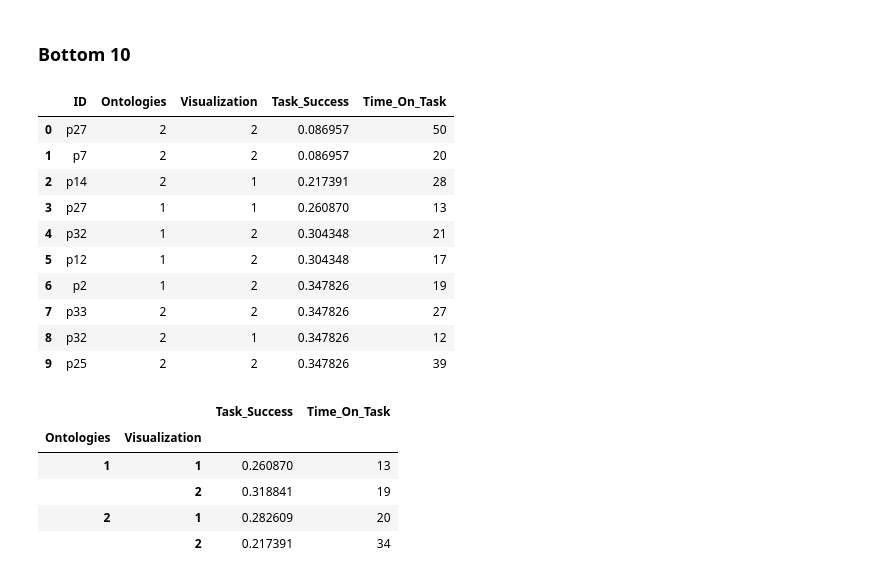
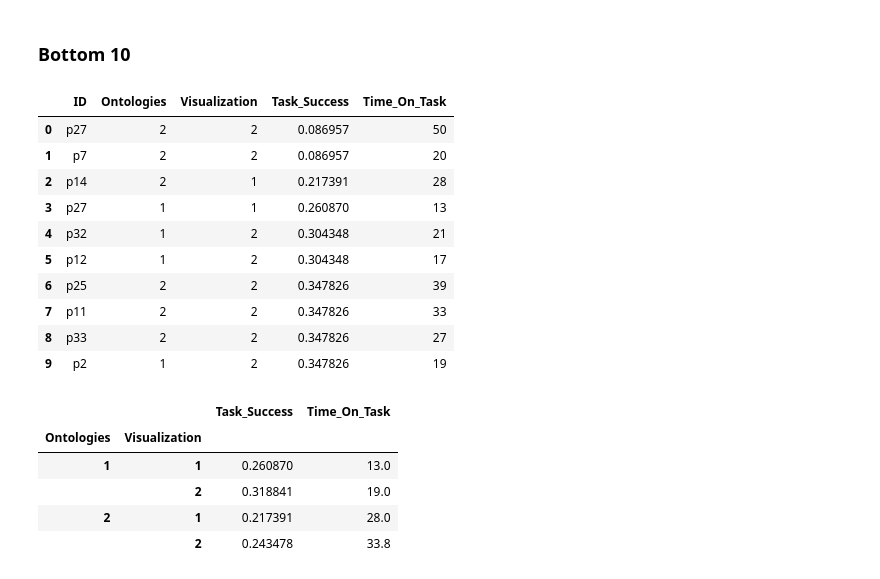
Before and after one commit to isaac-co/eyegaze-visualization, a Jupyter notebook: eygaze-metrics.ipynb, the cells around one changed output. Drawn from its saved outputs; the diff is of its cells as text; code cells hidden in the pictures.

```diff
--- a/eygaze-metrics.ipynb
+++ b/eygaze-metrics.ipynb
@@ -441,28 +538,28 @@ top10.groupby(by=['Ontologies','Visualization']).mean()
 ### Bottom 10
 # %%
 bottom10 = add_data.copy()
-bottom10.sort_values(by='Task_Success', ascending=True, inplace=True)
+bottom10.sort_values(by=['Task_Success','Time_On_Task'], ascending=[True,False], inplace=True)
 bottom10.reset_index(drop=True, inplace=True)
 bottom10 = bottom10.head(10)
 bottom10
 # %% [output]
 |  | ID | Ontologies | Visualization | Task_Success | Time_On_Task |
 | 0 | p27 | 2 | 2 | 0.086957 | 50 |
 | 1 | p7 | 2 | 2 | 0.086957 | 20 |
 | 2 | p14 | 2 | 1 | 0.217391 | 28 |
 | 3 | p27 | 1 | 1 | 0.260870 | 13 |
 | 4 | p32 | 1 | 2 | 0.304348 | 21 |
 | 5 | p12 | 1 | 2 | 0.304348 | 17 |
-| 6 | p2 | 1 | 2 | 0.347826 | 19 |
-| 7 | p33 | 2 | 2 | 0.347826 | 27 |
-| 8 | p32 | 2 | 1 | 0.347826 | 12 |
-| 9 | p25 | 2 | 2 | 0.347826 | 39 |
+| 6 | p25 | 2 | 2 | 0.347826 | 39 |
+| 7 | p11 | 2 | 2 | 0.347826 | 33 |
+| 8 | p33 | 2 | 2 | 0.347826 | 27 |
+| 9 | p2 | 1 | 2 | 0.347826 | 19 |
 # %%
 bottom10.groupby(by=['Ontologies','Visualization']).mean()
 # %% [output]
 |  |  | Task_Success | Time_On_Task |
 | Ontologies | Visualization |  |  |
-| 1 | 1 | 0.260870 | 13 |
-|  | 2 | 0.318841 | 19 |
-| 2 | 1 | 0.282609 | 20 |
-|  | 2 | 0.217391 | 34 |
+| 1 | 1 | 0.260870 | 13.0 |
+|  | 2 | 0.318841 | 19.0 |
+| 2 | 1 | 0.217391 | 28.0 |
+|  | 2 | 0.243478 | 33.8 |
```
Also changed, not shown: parts of 23 cells of this notebook.
